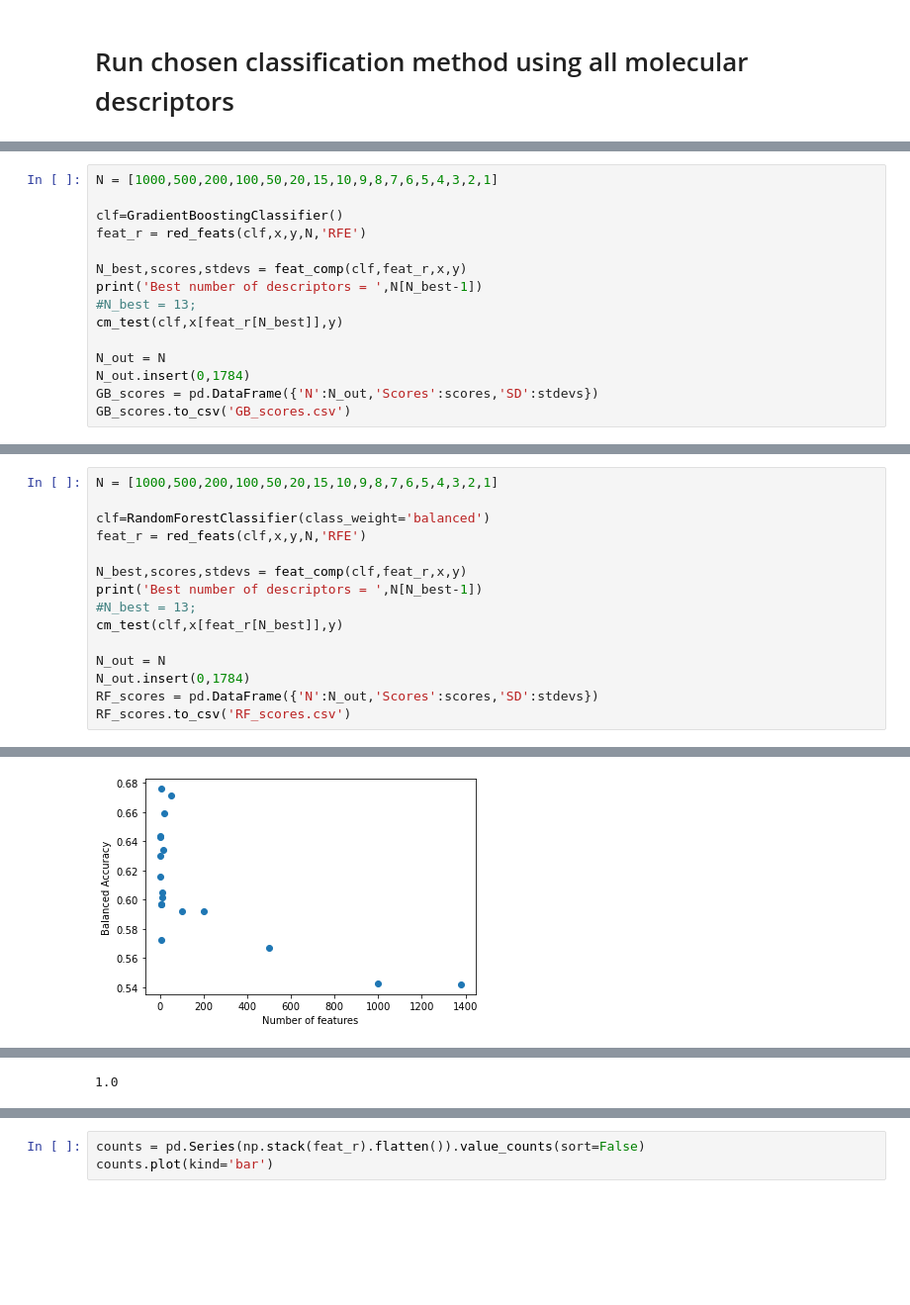
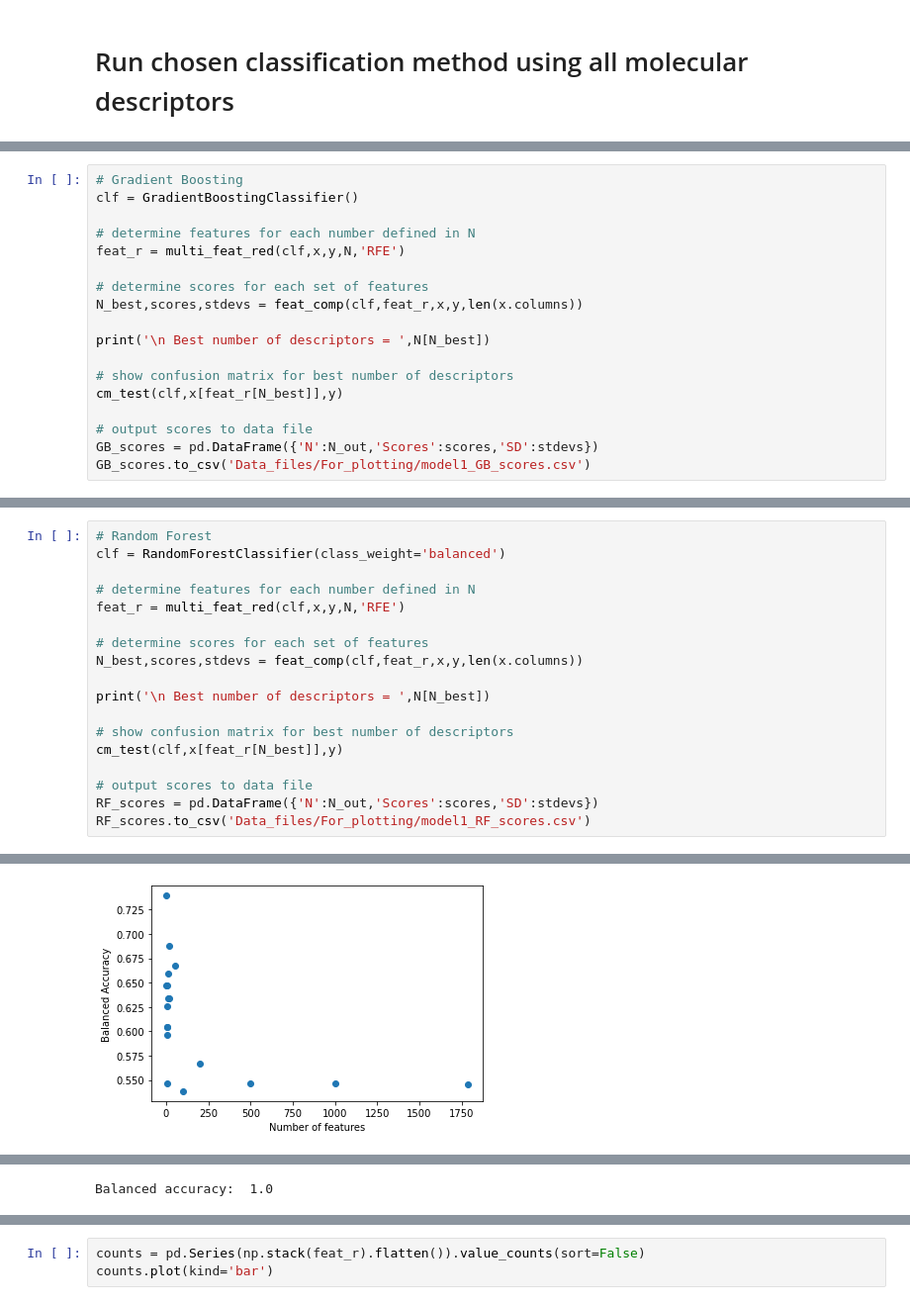
Before and after one commit to kaislaughter/Ionizable_drug_siRNA_complexation, a Jupyter notebook: 5. Initial classification analysis for siRNA complexation screening data.ipynb, the cells around one changed output, grey strips where cells are left out. Shown at 99% size. Drawn from its saved outputs; the diff is of its cells as text; blank space fills up the shorter version.

```diff
--- a/5. Initial classification analysis for siRNA complexation screening data.ipynb
+++ b/5. Initial classification analysis for siRNA complexation screening data.ipynb
@@ -415,16 +369,19 @@ ValueError: when `importance_getter=='auto'`, the underlying estimator MLPClassi
 # %%
-N = [1000,500,200,100,50,20,15,10,9,8,7,6,5,4,3,2,1]
+# Gradient Boosting
+clf = GradientBoostingClassifier()
 
-clf=GradientBoostingClassifier()
-feat_r = red_feats(clf,x,y,N,'RFE')
+# determine features for each number defined in N
+feat_r = multi_feat_red(clf,x,y,N,'RFE')
 
-N_best,scores,stdevs = feat_comp(clf,feat_r,x,y)
-print('Best number of descriptors = ',N[N_best-1])
-#N_best = 13;
+# determine scores for each set of features
+N_best,scores,stdevs = feat_comp(clf,feat_r,x,y,len(x.columns))
+
+print('\n Best number of descriptors = ',N[N_best])
+
+# show confusion matrix for best number of descriptors
 cm_test(clf,x[feat_r[N_best]],y)
 
-N_out = N
-N_out.insert(0,1784)
+# output scores to data file
 GB_scores = pd.DataFrame({'N':N_out,'Scores':scores,'SD':stdevs})
-GB_scores.to_csv('GB_scores.csv')
+GB_scores.to_csv('Data_files/For_plotting/model1_GB_scores.csv')
 # %% [output]
@@ -453,16 +408,19 @@ Best number of descriptors =  4
 # %%
-N = [1000,500,200,100,50,20,15,10,9,8,7,6,5,4,3,2,1]
+# Random Forest
+clf = RandomForestClassifier(class_weight='balanced')
 
-clf=RandomForestClassifier(class_weight='balanced')
-feat_r = red_feats(clf,x,y,N,'RFE')
+# determine features for each number defined in N
+feat_r = multi_feat_red(clf,x,y,N,'RFE')
 
-N_best,scores,stdevs = feat_comp(clf,feat_r,x,y)
-print('Best number of descriptors = ',N[N_best-1])
-#N_best = 13;
+# determine scores for each set of features
+N_best,scores,stdevs = feat_comp(clf,feat_r,x,y,len(x.columns))
+
+print('\n Best number of descriptors = ',N[N_best])
+
+# show confusion matrix for best number of descriptors
 cm_test(clf,x[feat_r[N_best]],y)
 
-N_out = N
-N_out.insert(0,1784)
+# output scores to data file
 RF_scores = pd.DataFrame({'N':N_out,'Scores':scores,'SD':stdevs})
-RF_scores.to_csv('RF_scores.csv')
+RF_scores.to_csv('Data_files/For_plotting/model1_RF_scores.csv')
 # %% [output]
@@ -488,3 +444,3 @@ Best number of descriptors =  8
-[figure, old version]
+[figure, new version]
 [figure]
-1.0
+Balanced accuracy:  1.0
```
Also changed, not shown: parts of 29 cells of this notebook, 7 other files.
